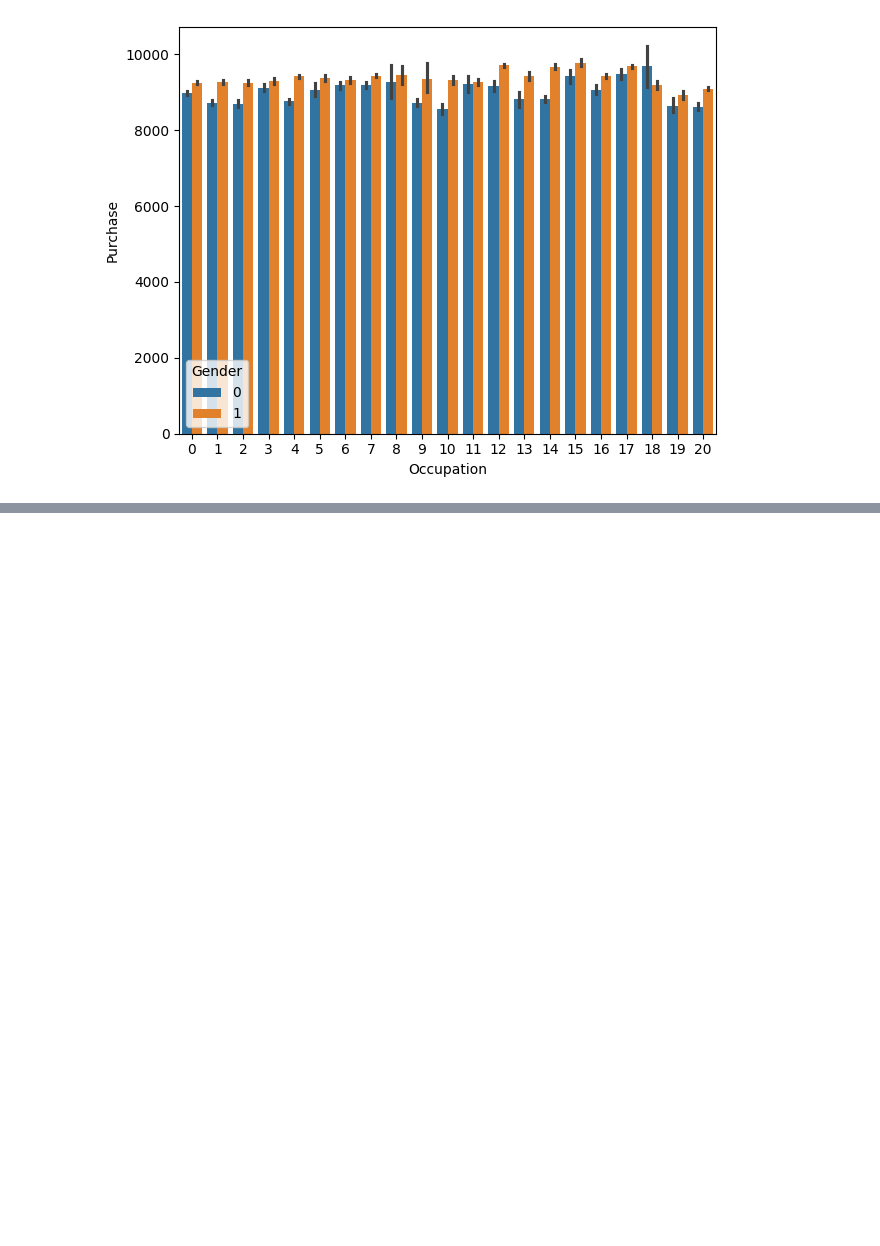
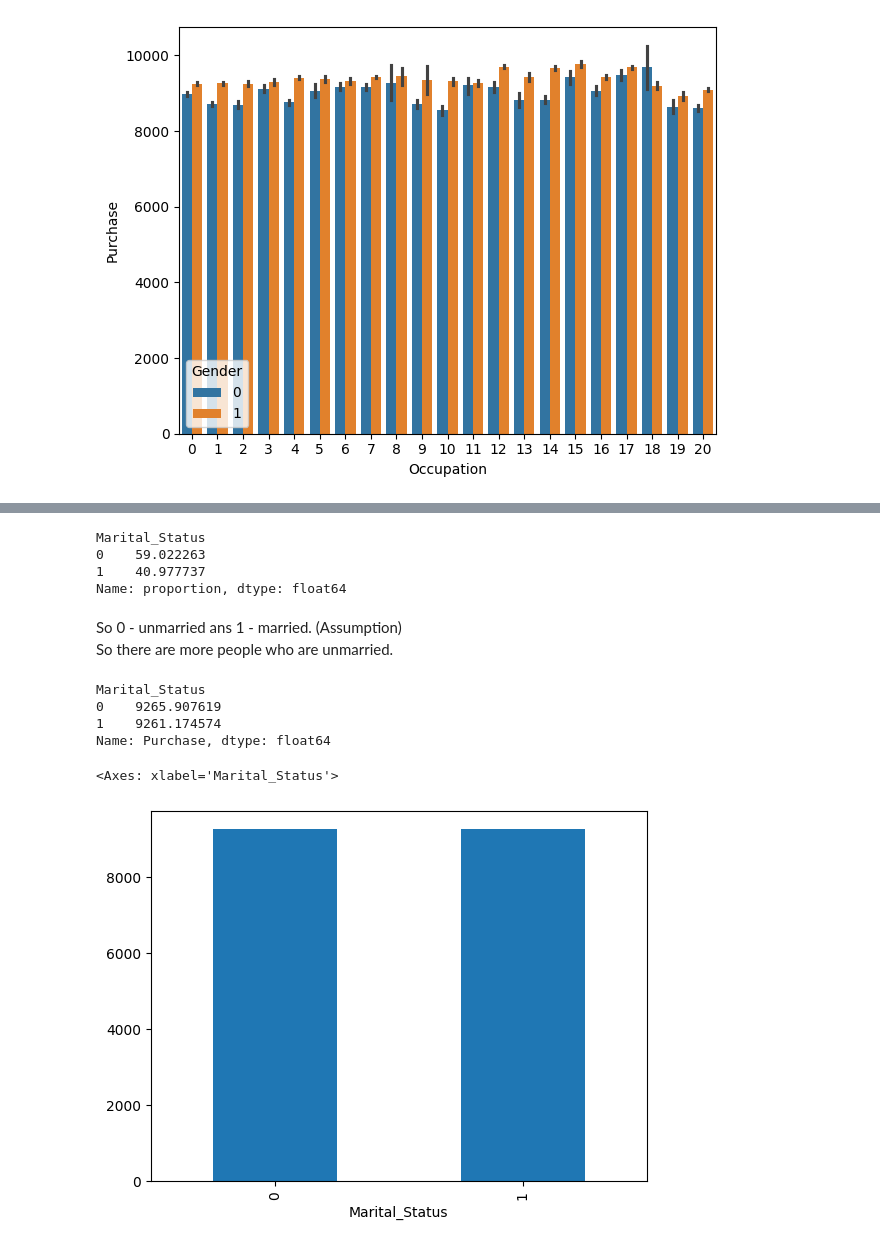
Before and after one commit to OnkarGhadage/EDA, a Jupyter notebook: Black_Friday/black_friday_eda.ipynb, the cells around one changed output, grey strips where cells are left out. Saved outputs shown, nothing was run; the diff lists cells and outputs as text; code cells hidden in the pictures; blank space fills up the shorter version.

```diff
--- a/Black_Friday/black_friday_eda.ipynb
+++ b/Black_Friday/black_friday_eda.ipynb
@@ -306,0 +332,22 @@ plt.show()
+# %%
+df['Marital_Status'].value_counts(normalize=True)*100
+# %% [output]
+Marital_Status
+0    59.022263
+1    40.977737
+Name: proportion, dtype: float64
+# %% [markdown]
+So 0 - unmarried  ans 1 - married.  (Assumption)
+So there are more people who are unmarried.
+# %%
+df.groupby('Marital_Status')['Purchase'].mean()
+# %% [output]
+Marital_Status
+0    9265.907619
+1    9261.174574
+Name: Purchase, dtype: float64
+# %%
+df.groupby('Marital_Status')['Purchase'].mean().plot(kind='bar')
+# %% [output]
+<Axes: xlabel='Marital_Status'>
+[figure, added]
```
Also changed, not shown: parts of 34 cells of this notebook.
